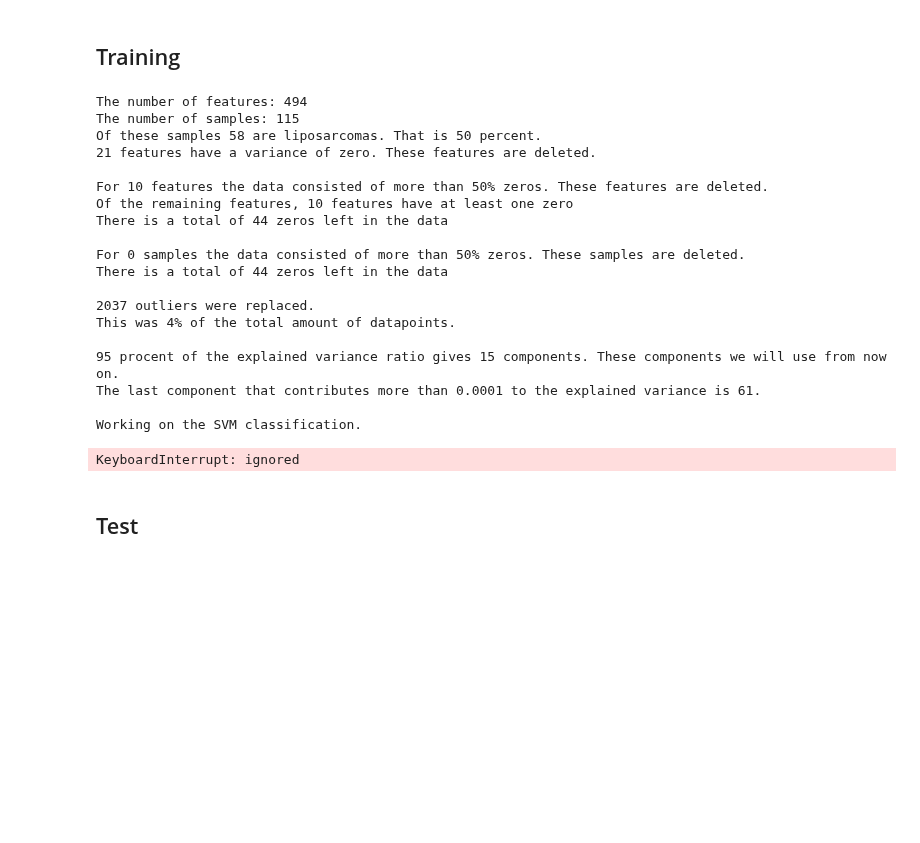
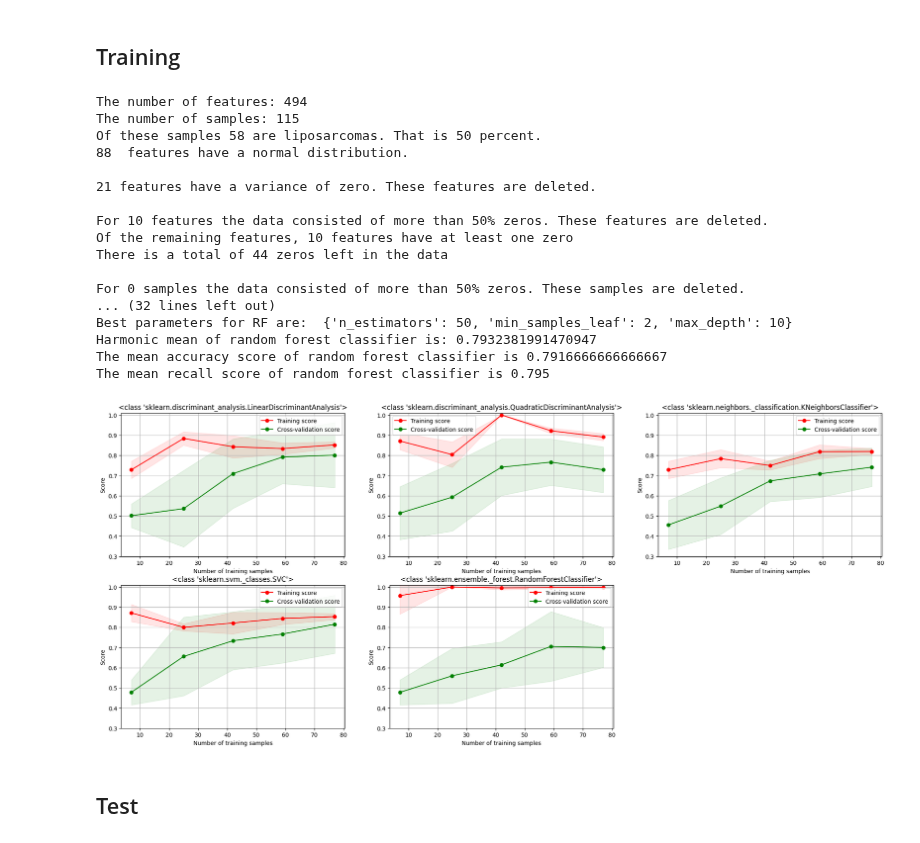
Before and after one commit to Doesjka/TM10007_ML_g9, a Jupyter notebook: assignment.ipynb, the cells around one changed output. Cells and saved outputs as stored; diff of their text form; code cells hidden in the pictures; blank space fills up the shorter version.

```diff
--- a/assignment.ipynb
+++ b/assignment.ipynb
@@ -239,6 +240,9 @@ def custom_score(y_true, y_pred):
     recall = recall_score(y_true, y_pred, average='macro')
     score = 2 * accuracy * recall / (accuracy + recall)
     return score
+
+def macro_recall(y_true, y_pred):
+    return recall_score(y_true, y_pred, average='macro')
 # %% [markdown]
 ## Linear Classification
 # %%
@@ -327,15 +331,14 @@ def KNN(X_pca, y_train, clsfs):
     parameters = {'n_neighbors': randint(1, 10),
                 'weights': ['uniform'],
                 'p': randint(1, 5),
-                'algorithm': ['auto', 'ball_tree', 'kd_tree', 'brute'],
-                'leaf_size': [2, 4, 10, 30]}
+                'algorithm': ['auto', 'ball_tree', 'kd_tree', 'brute']}
 
     # Specify the cross validation method to use, we use 10-fold stratified cross-validation
     cv_10fold = model_selection.StratifiedKFold(n_splits=10)
 
     # Create the grid search method, use area under ROC curve as scoring metric
     # Too learn more about metrics see: https://scikit-learn.org/stable/modules/model_evaluation.html#scoring-parameter
-    clf = model_selection.RandomizedSearchCV(neighbors.KNeighborsClassifier(), parameters, cv=cv_10fold, n_iter=500, scoring=scoring, refit='harmonic_mean')
+    clf = model_selection.RandomizedSearchCV(neighbors.KNeighborsClassifier(), parameters, cv=cv_10fold, n_iter=500, scoring=scoring, refit='harmonic_mean', random_state=42)
 
     # Do the entire search
     clf.fit(X_pca, y_train)
@@ -553,7 +557,7 @@ def plot_roc_curve(y_score, y_truth, plt):
 # %%
 def pre_processing_train(X_train):
     # Test hoe veel van de features normaal verdeeld zijn.
-    # normaal_verdeeld(X_train)
+    normaal_verdeeld(X_train)
 
     # Bepaal de variantie en gooi features eruit die een variantie van nul hebben.
     X_train, zero_variance = variantie(X_train)
@@ -609,61 +610,51 @@ def pre_processing_test(X_test, zero_variance, feature_del, scaler, rslt_df, pca
 # %% [markdown]
 ## Training
 # %%
-import warnings
 warnings.filterwarnings("ignore")
 
 # Load data
 data = load_data()
 
 # Split data
 X, y = extract_labels(data)
 X_train, X_test, y_train, y_test = model_selection.train_test_split(X, y, test_size=0.25, random_state=42, stratify=y)
 
 # Pre-processing
 X_train, zero_variance, feature_del, scaler, rslt_df, pca, component = pre_processing_train(X_train)
 
 # Initiate classifications
 clsfs = list()
 # scoring = make_scorer(custom_score)
-scoring = {'harmonic_mean': make_scorer(custom_score), 'accuracy': make_scorer(accuracy_score), 'recall': make_scorer(recall_score)}
+scoring = {'harmonic_mean': make_scorer(custom_score), 'accuracy': make_scorer(accuracy_score), 'recall': make_scorer(macro_recall)}
 
 # Classifiers
-#clsfs = LDA(X_train,y_train,clsfs)
-#clsfs = QDA(X_train,y_train,clsfs)
-#clsfs = KNN(X_train,y_train,clsfs)
-# clsfs = KNN(X_train,y_train,clsfs)
-# clsfs = KNN(X_train,y_train,clsfs)
+clsfs = LDA(X_train,y_train,clsfs)
+clsfs = QDA(X_train,y_train,clsfs)
+clsfs = KNN(X_train,y_train,clsfs)
 clsfs = SVM(X_train, y_train, clsfs)
-# clsfs = SVM(X_train, y_train, clsfs)
-# clsfs = SVM(X_train, y_train, clsfs)
-
-# clsfs = RF(X_train, y_train, clsfs)
-# clsfs = SVM(X_train, y_train, clsfs)
-
+clsfs = RF(X_train, y_train, clsfs)
 
 # Plot learning curves
 plot_all_curves(X_train)
 # %% [output]
 The number of features: 494
 The number of samples: 115
 Of these samples 58 are liposarcomas. That is 50 percent.
+88  features have a normal distribution.
+
 21 features have a variance of zero. These features are deleted.
 
 For 10 features the data consisted of more than 50% zeros. These features are deleted.
 Of the remaining features, 10 features have at least one zero
 There is a total of 44 zeros left in the data
 
 For 0 samples the data consisted of more than 50% zeros. These samples are deleted.
-There is a total of 44 zeros left in the data
-
-2037 outliers were replaced.
-This was 4% of the total amount of datapoints.
-
-95 procent of the explained variance ratio gives 15 components. These components we will use from now on.
-The last component that contributes more than 0.0001 to the explained variance is 61.
-
-Working on the SVM classification.
+... (32 lines left out)
+Best parameters for RF are:  {'n_estimators': 50, 'min_samples_leaf': 2, 'max_depth': 10}
+Harmonic mean of random forest classifier is: 0.7932381991470947
+The mean accuracy score of random forest classifier is 0.7916666666666667
+The mean recall score of random forest classifier is 0.795
-KeyboardInterrupt: ignored
+[figure, added]
 # %% [markdown]
 ## Test
 # %%
```
Also changed, not shown: parts of 13 cells of this notebook.
